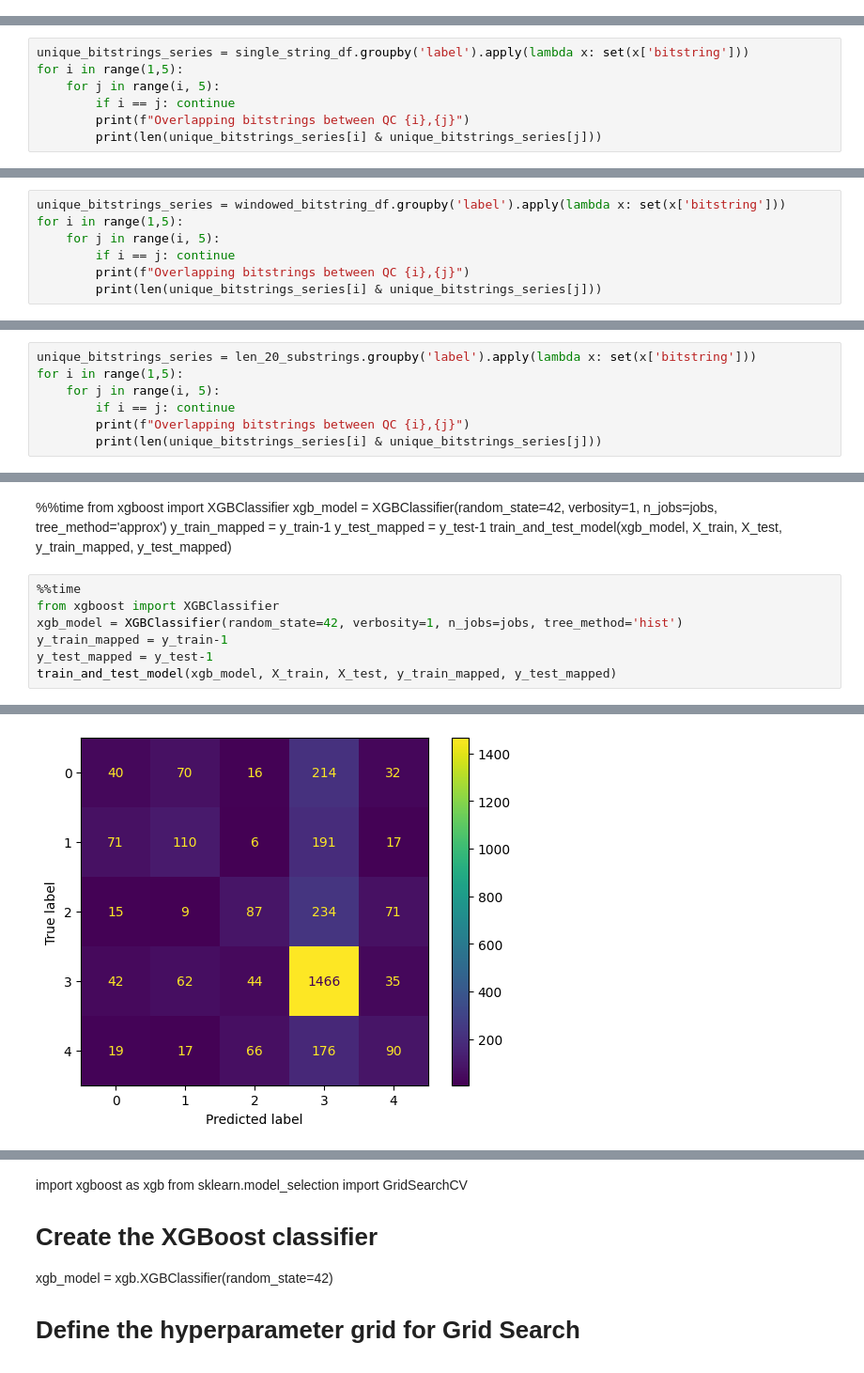
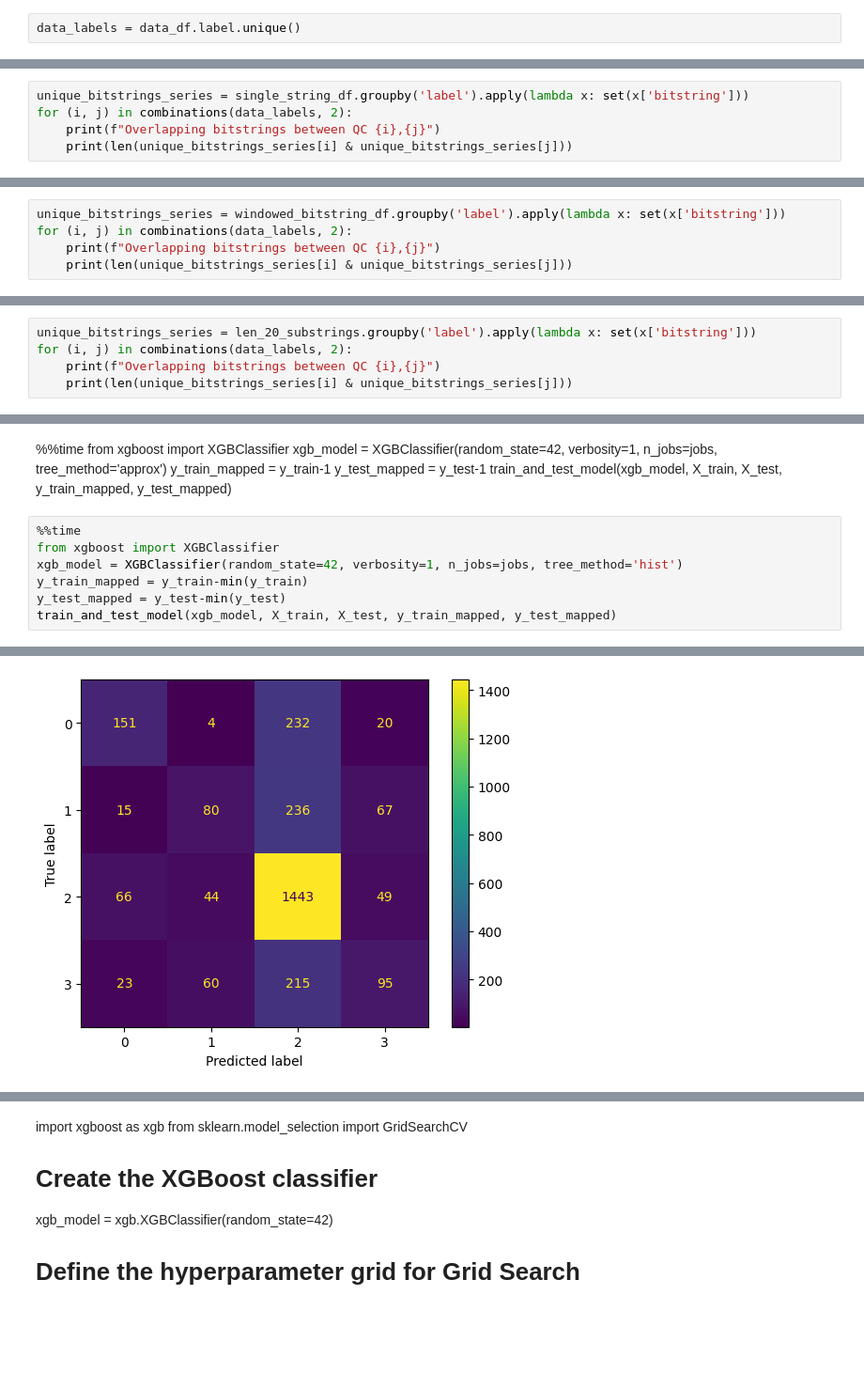
Before and after one commit to dorahacksglobal/qc-classifier, a Jupyter notebook: QRNG_ Classification_Main_UnitaryHack.ipynb, the cells around one changed output, grey strips where cells are left out. Shown at 94% size. Saved outputs shown, nothing was run; the diff lists cells and outputs as text; blank space fills up the shorter version.

```diff
--- a/QRNG_ Classification_Main_UnitaryHack.ipynb
+++ b/QRNG_ Classification_Main_UnitaryHack.ipynb
@@ -527,6 +524,8 @@ with open(file_path, 'r') as file:
 df = pd.DataFrame(data, columns=['binary_number', 'label'])
 # %%
 data_df = pd.read_csv('AI_2qubits_training_data.txt', delimiter=' ', names=['bitstring', 'label'])
+# %%
+data_labels = data_df.label.unique()
 # %%
 data_df
 # %% [output]
@@ -699,9 +705,7 @@ windowed_bitstring_df
 do any of the bitstrings overlap with each other?
 # %%
 unique_bitstrings_series = single_string_df.groupby('label').apply(lambda x: set(x['bitstring']))
-for i in range(1,5):
-    for j in range(i, 5):
-        if i == j: continue
-        print(f"Overlapping bitstrings between QC {i},{j}")
-        print(len(unique_bitstrings_series[i] & unique_bitstrings_series[j]))
+for (i, j) in combinations(data_labels, 2):
+    print(f"Overlapping bitstrings between QC {i},{j}")
+    print(len(unique_bitstrings_series[i] & unique_bitstrings_series[j]))
 # %% [output]
@@ -719,9 +717,7 @@ Overlapping bitstrings between QC 3,4
 0
 # %%
 unique_bitstrings_series = windowed_bitstring_df.groupby('label').apply(lambda x: set(x['bitstring']))
-for i in range(1,5):
-    for j in range(i, 5):
-        if i == j: continue
-        print(f"Overlapping bitstrings between QC {i},{j}")
-        print(len(unique_bitstrings_series[i] & unique_bitstrings_series[j]))
+for (i, j) in combinations(data_labels, 2):
+    print(f"Overlapping bitstrings between QC {i},{j}")
+    print(len(unique_bitstrings_series[i] & unique_bitstrings_series[j]))
 # %% [output]
@@ -739,9 +729,7 @@ Overlapping bitstrings between QC 3,4
 0
 # %%
 unique_bitstrings_series = len_20_substrings.groupby('label').apply(lambda x: set(x['bitstring']))
-for i in range(1,5):
-    for j in range(i, 5):
-        if i == j: continue
-        print(f"Overlapping bitstrings between QC {i},{j}")
-        print(len(unique_bitstrings_series[i] & unique_bitstrings_series[j]))
+for (i, j) in combinations(data_labels, 2):
+    print(f"Overlapping bitstrings between QC {i},{j}")
+    print(len(unique_bitstrings_series[i] & unique_bitstrings_series[j]))
 # %% [output]
@@ -1727,8 +1708,8 @@ train_and_test_model(xgb_model, X_train, X_test, y_train_mapped, y_test_mapped)
 %%time
 from xgboost import XGBClassifier
 xgb_model = XGBClassifier(random_state=42, verbosity=1, n_jobs=jobs, tree_method='hist')
-y_train_mapped = y_train-1
-y_test_mapped = y_test-1
+y_train_mapped = y_train-min(y_train)
+y_test_mapped = y_test-min(y_test)
 train_and_test_model(xgb_model, X_train, X_test, y_train_mapped, y_test_mapped)
 # %% [output]
               precision    recall  f1-score   support
@@ -1745 +1725 @@ weighted avg       0.50      0.56      0.51      3200
-[figure, old version]
+[figure, new version]
```
Also changed, not shown: parts of 46 cells of this notebook, 5 other files.
